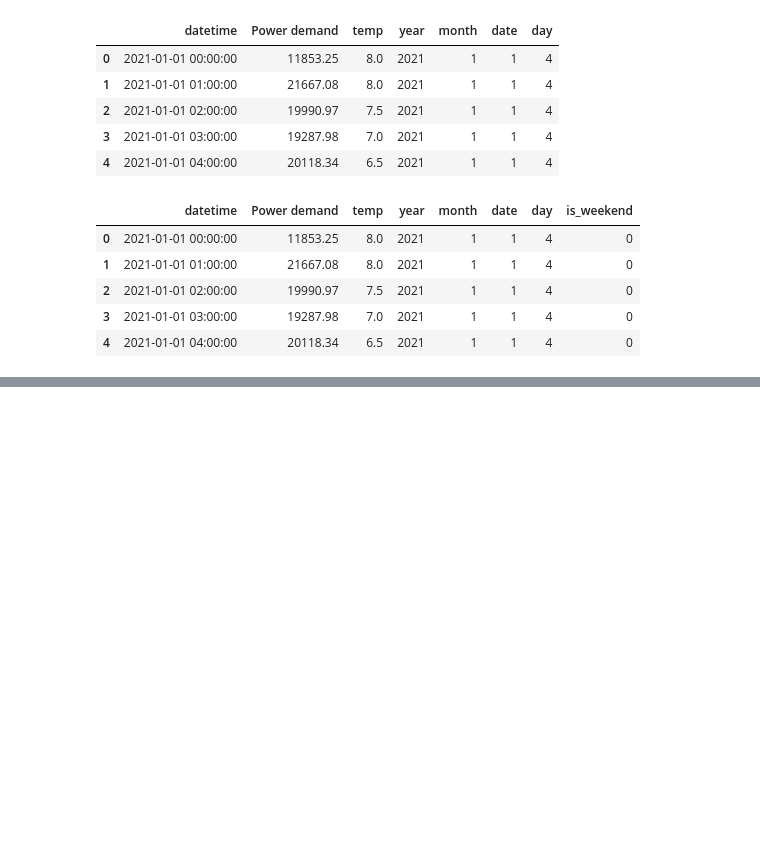
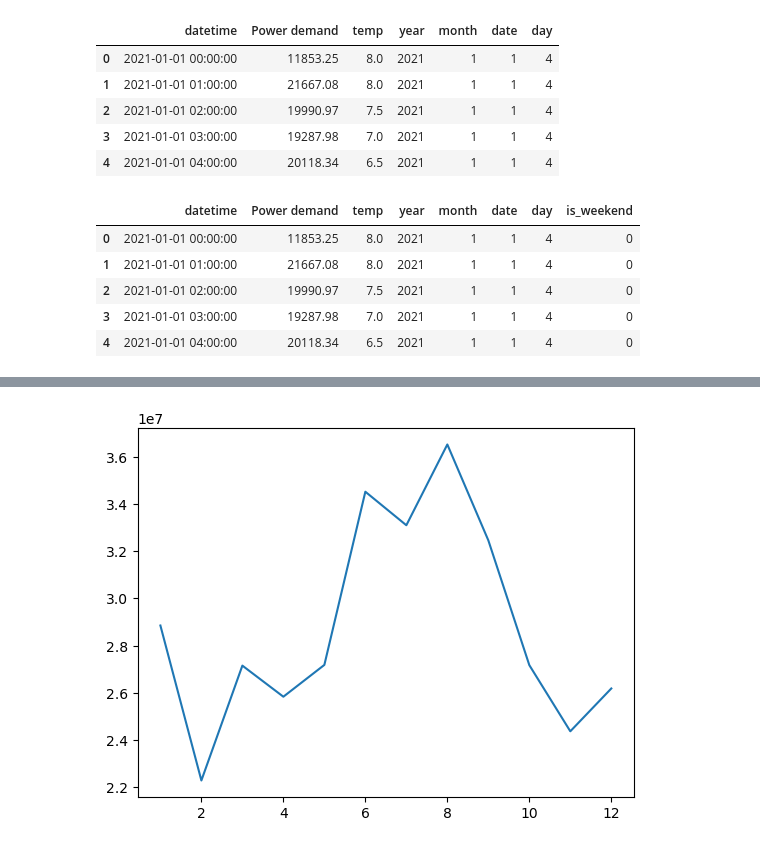
Before and after one commit to halsangihs/miniProject, a Jupyter notebook: main.ipynb, the cells around one changed output, grey strips where cells are left out. Saved outputs shown, nothing was run; the diff lists cells and outputs as text; code cells hidden in the pictures; blank space fills up the shorter version.

```diff
--- a/main.ipynb
+++ b/main.ipynb
@@ -123,12 +123,11 @@ df.head()
 | 3 | 2021-01-01 03:00:00 | 19287.98 | 7.0 | 2021 | 1 | 1 | 4 | 0 |
 | 4 | 2021-01-01 04:00:00 | 20118.34 | 6.5 | 2021 | 1 | 1 | 4 | 0 |
 # %%
-indian_holidays = holidays.India(years=range(df["datetime"].dt.year.min(),
-                                             df["datetime"].dt.year.max() + 1))
+indian_holidays = holidays.India(years=range(2021,2024))
 
 # Create a new column indicating holiday or not
 df["is_holiday"] = df["datetime"].dt.date.isin(indian_holidays)
 df["is_holiday"] = df["is_holiday"].apply(lambda x: 1 if x else 0)
 
-print(df.head(50))
+print(df.head(50).columns)
 # %% [output]
@@ -151,0 +147,7 @@ print(df.head(50))
+# %%
+df_2021 = df[(df["year"] == 2021)]
+monthly_df_2021 = df_2021.groupby(by="month").agg({
+    "Power demand": "sum",
+    "temp": "mean"
+}).reset_index()
+monthly_df_2021
@@ -151,0 +168,5 @@ print(df.head(50))
+# %%
+plt.plot(monthly_df_2021["month"],monthly_df_2021["Power demand"])
+plt.show()
+# %% [output]
+[figure, added]
```
Also changed, not shown: parts of 3 cells of this notebook.
